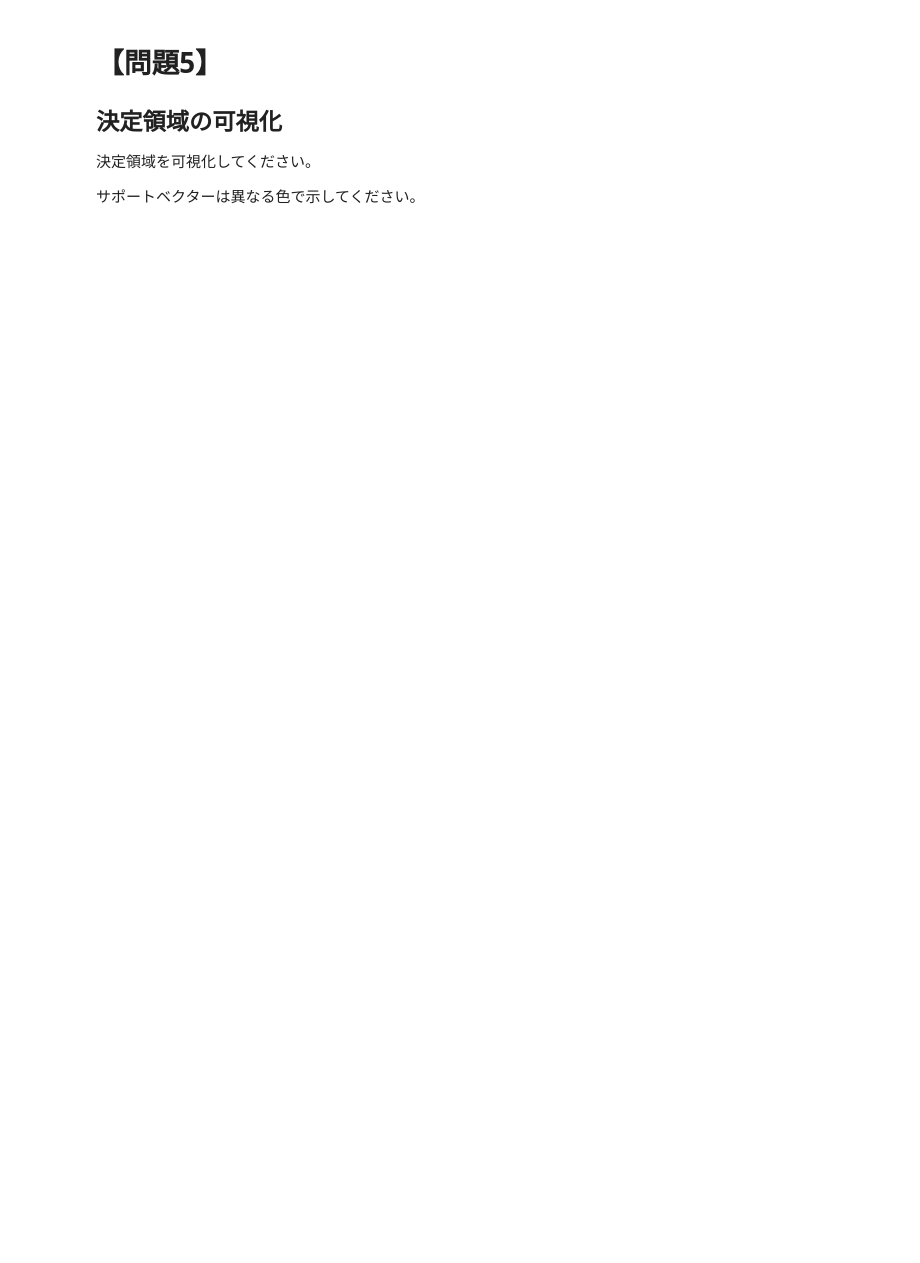
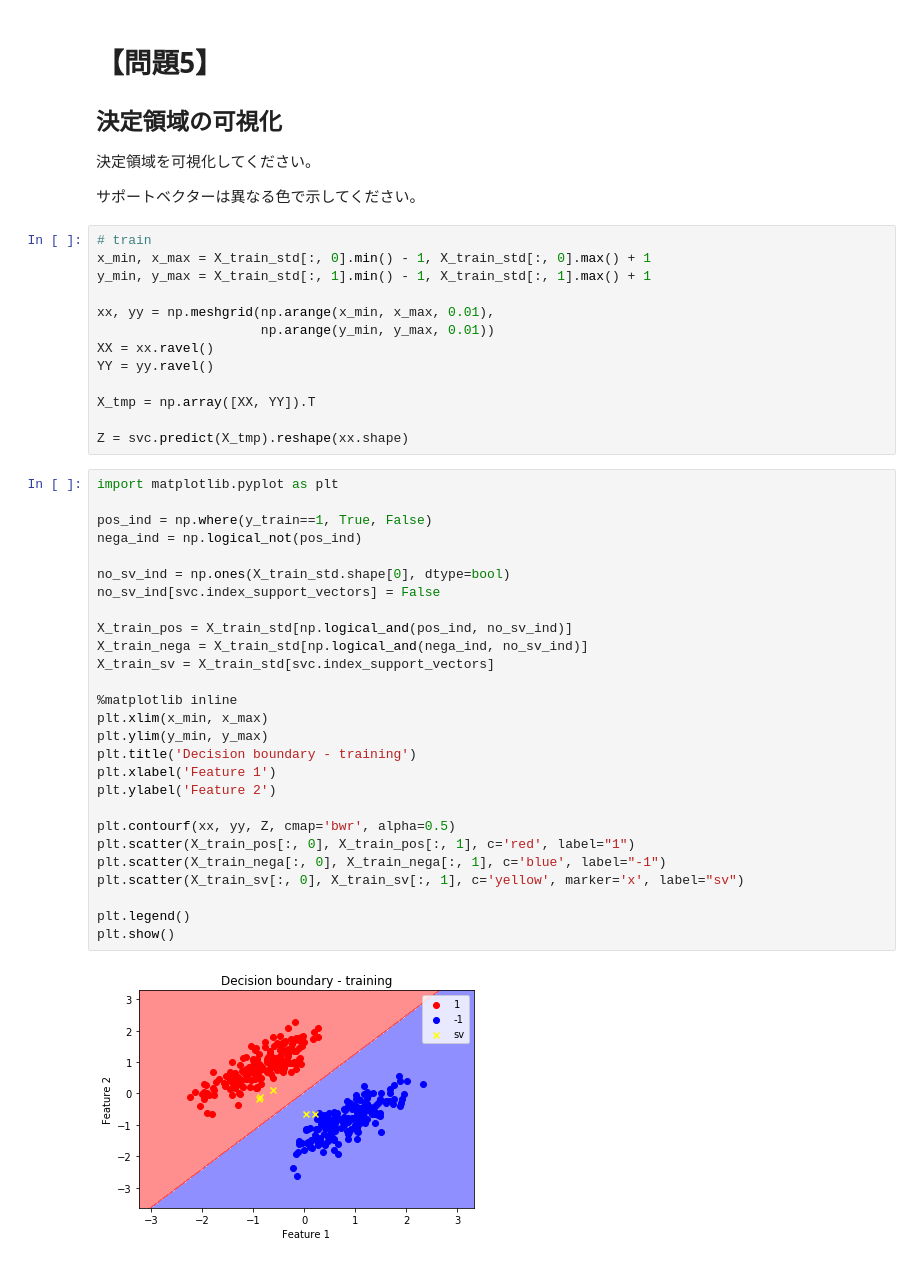
Before and after one commit to taiki-nakaso/diveintocode-ml, a Jupyter notebook: src/sprint/sprint5/sprint5-session1.ipynb, the cells around one changed output. Cells and saved outputs as stored; diff of their text form; blank space fills up the shorter version.

```diff
--- a/src/sprint/sprint5/sprint5-session1.ipynb
+++ b/src/sprint/sprint5/sprint5-session1.ipynb
@@ -452,3 +536,45 @@ svc.fit(X_train_std, y_train)
 決定領域を可視化してください。
 
 サポートベクターは異なる色で示してください。
+# %%
+# train
+x_min, x_max = X_train_std[:, 0].min() - 1, X_train_std[:, 0].max() + 1
+y_min, y_max = X_train_std[:, 1].min() - 1, X_train_std[:, 1].max() + 1
+
+xx, yy = np.meshgrid(np.arange(x_min, x_max, 0.01),
+                     np.arange(y_min, y_max, 0.01))
+XX = xx.ravel()
+YY = yy.ravel()
+
+X_tmp = np.array([XX, YY]).T
+
+Z = svc.predict(X_tmp).reshape(xx.shape)
+# %%
+import matplotlib.pyplot as plt
+
+pos_ind = np.where(y_train==1, True, False)
+nega_ind = np.logical_not(pos_ind)
+
+no_sv_ind = np.ones(X_train_std.shape[0], dtype=bool)
+no_sv_ind[svc.index_support_vectors] = False
+
+X_train_pos = X_train_std[np.logical_and(pos_ind, no_sv_ind)]
+X_train_nega = X_train_std[np.logical_and(nega_ind, no_sv_ind)]
+X_train_sv = X_train_std[svc.index_support_vectors]
+
+%matplotlib inline
+plt.xlim(x_min, x_max)
+plt.ylim(y_min, y_max)
+plt.title('Decision boundary - training')
+plt.xlabel('Feature 1')
+plt.ylabel('Feature 2')
+
+plt.contourf(xx, yy, Z, cmap='bwr', alpha=0.5)
+plt.scatter(X_train_pos[:, 0], X_train_pos[:, 1], c='red', label="1")
+plt.scatter(X_train_nega[:, 0], X_train_nega[:, 1], c='blue', label="-1")
+plt.scatter(X_train_sv[:, 0], X_train_sv[:, 1], c='yellow', marker='x', label="sv")
+
+plt.legend()
+plt.show()
+# %% [output]
+[figure, added]
```
Also changed, not shown: parts of 15 cells of this notebook.
